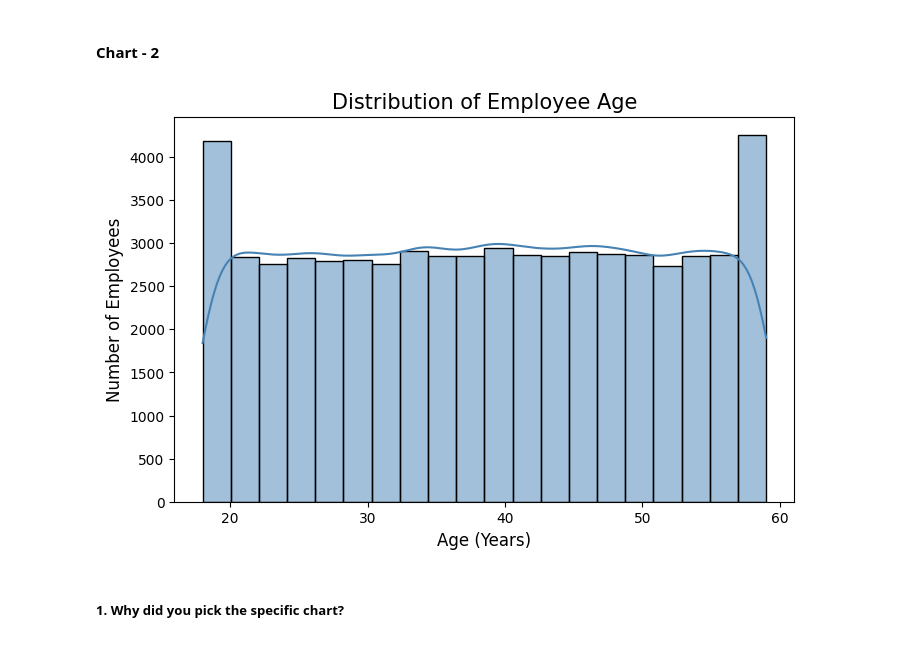
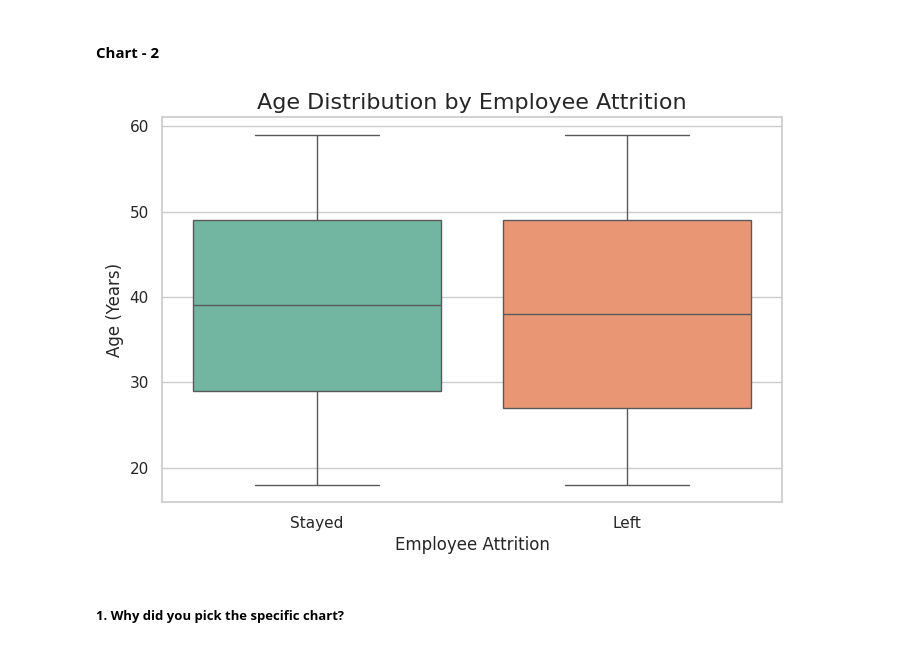
Before and after one commit to Sneha8126/Sneha-Sample-Classisfication--ML-Submission-Template, a Jupyter notebook: Sneha_Sample_Classisfication_ML_Submission_Template.ipynb, the cells around one changed output. Cells and saved outputs as stored; diff of their text form; code cells hidden in the pictures.

```diff
--- a/Sneha_Sample_Classisfication_ML_Submission_Template.ipynb
+++ b/Sneha_Sample_Classisfication_ML_Submission_Template.ipynb
@@ -381,22 +386,24 @@ Are there any insights that lead to negative growth? Justify with specific reaso
 #### Chart - 2
 # %%
 # Chart - 2 visualization code
+
+# Set style
+sns.set_theme(style="whitegrid")
 plt.figure(figsize=(8,5))
 
-sns.histplot(
+sns.boxplot(
     data=df,
-    x='Age',
-    bins=20,
-    kde=True,
-    color='steelblue'
+    x='Attrition',
+    y='Age',
+    palette='Set2'
 )
 
-plt.title('Distribution of Employee Age', fontsize=15)
-plt.xlabel('Age (Years)', fontsize=12)
-plt.ylabel('Number of Employees', fontsize=12)
+plt.title('Age Distribution by Employee Attrition', fontsize=16)
+plt.xlabel('Employee Attrition', fontsize=12)
+plt.ylabel('Age (Years)', fontsize=12)
 
 plt.show()
 # %% [output]
-[figure, old version]
+[figure, new version]
 # %% [markdown]
 ##### 1. Why did you pick the specific chart?
```
Also changed, not shown: parts of 193 cells of this notebook.
